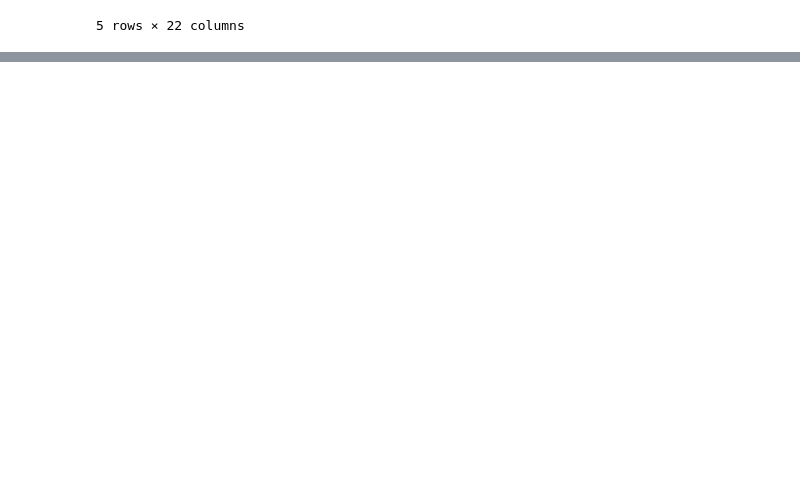
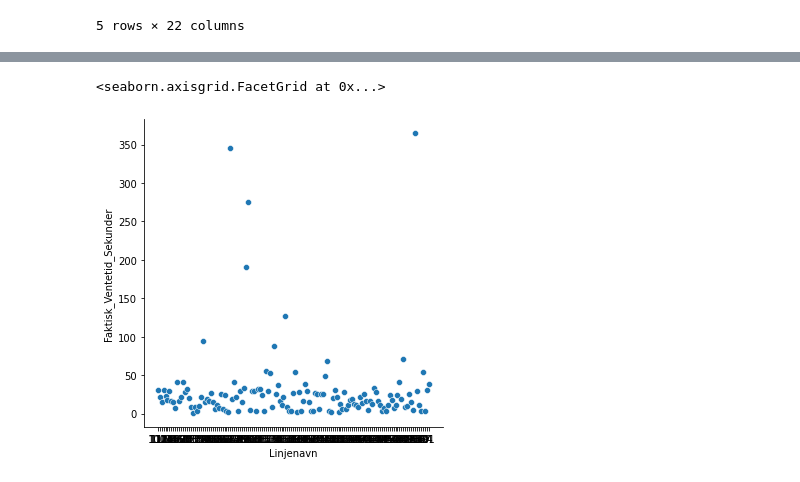
Before and after one commit to ulsin/ai-oblig-1, a Jupyter notebook: oblig1notebook.ipynb, the cells around one changed output, grey strips where cells are left out. Cells and saved outputs as stored; diff of their text form; code cells hidden in the pictures; blank space fills up the shorter version.

```diff
--- a/oblig1notebook.ipynb
+++ b/oblig1notebook.ipynb
@@ -255,0 +277,11 @@ print()
+# %%
+#PLOT 2
+#Plotting mean delay in seconds per line, to see if some lines are more delayed than others
+
+dfLines = df.groupby("Linjenavn")
+meanLines = dfLines["Faktisk_Ventetid_Sekunder"].mean()
+
+sns.relplot(data = meanLines)
+# %% [output]
+<seaborn.axisgrid.FacetGrid at 0x...>
+[figure, added]
```
Also changed, not shown: parts of 7 cells of this notebook.
